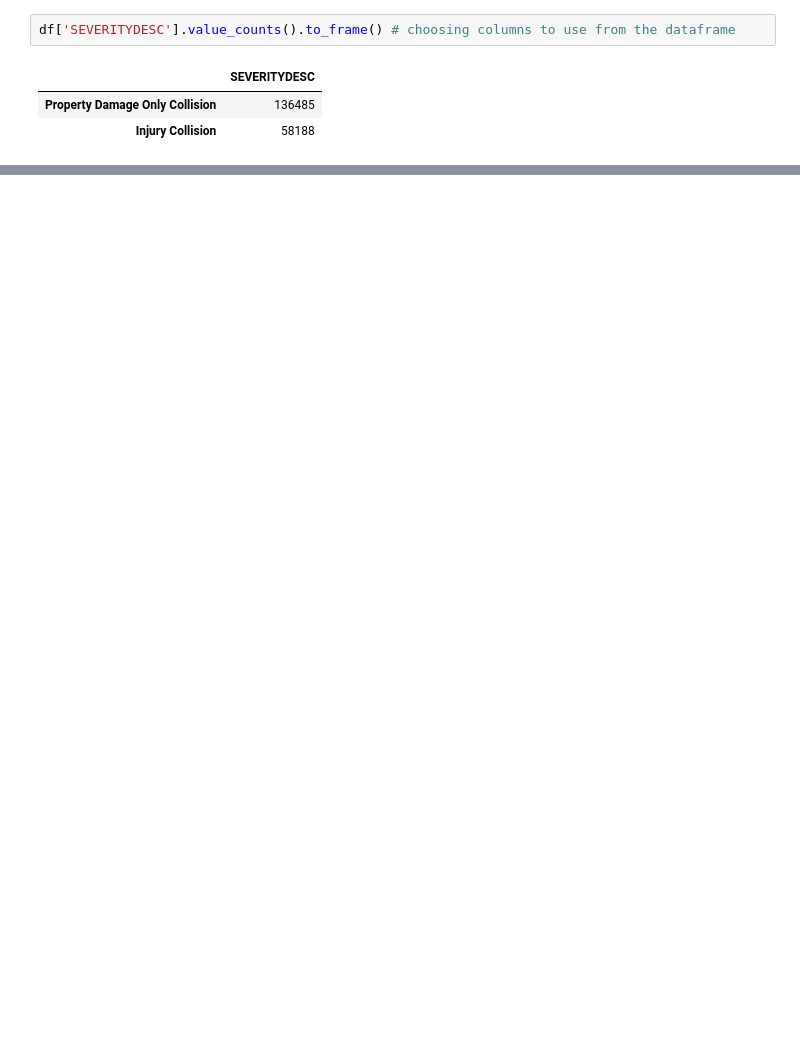
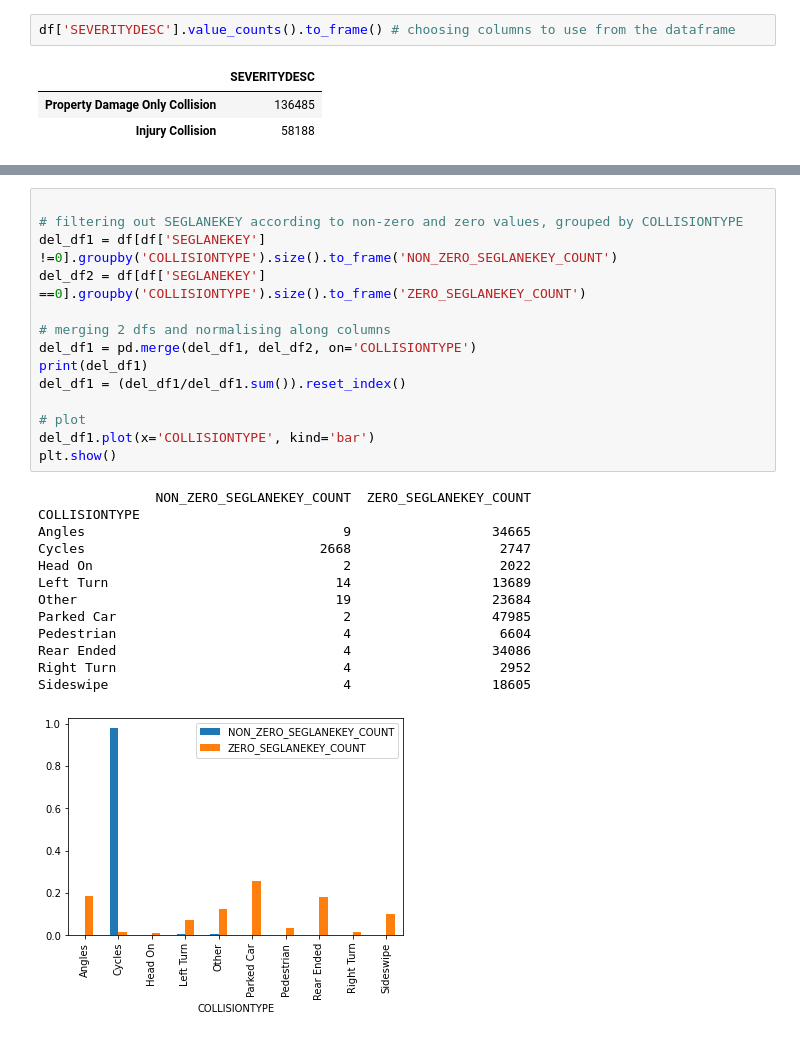
Before and after one commit to atere4ever/Coursera_Capstone, a Jupyter notebook: Car accident severity.ipynb, the cells around one changed output, grey strips where cells are left out. Cells and saved outputs as stored; diff of their text form; blank space fills up the shorter version.

```diff
--- a/Car accident severity.ipynb
+++ b/Car accident severity.ipynb
@@ -56,0 +192,28 @@ NameError: name 'df_Conditions' is not defined
+# %%
+
+# filtering out SEGLANEKEY according to non-zero and zero values, grouped by COLLISIONTYPE
+del_df1 = df[df['SEGLANEKEY'] !=0].groupby('COLLISIONTYPE').size().to_frame('NON_ZERO_SEGLANEKEY_COUNT')
+del_df2 = df[df['SEGLANEKEY'] ==0].groupby('COLLISIONTYPE').size().to_frame('ZERO_SEGLANEKEY_COUNT')
+
+# merging 2 dfs and normalising along columns
+del_df1 = pd.merge(del_df1, del_df2, on='COLLISIONTYPE')
+print(del_df1)
+del_df1 = (del_df1/del_df1.sum()).reset_index()
+
+# plot
+del_df1.plot(x='COLLISIONTYPE', kind='bar')
+plt.show()
+# %% [output]
+               NON_ZERO_SEGLANEKEY_COUNT  ZERO_SEGLANEKEY_COUNT
+COLLISIONTYPE
+Angles                                 9                  34665
+Cycles                              2668                   2747
+Head On                                2                   2022
+Left Turn                             14                  13689
+Other                                 19                  23684
+Parked Car                             2                  47985
+Pedestrian                             4                   6604
+Rear Ended                             4                  34086
+Right Turn                             4                   2952
+Sideswipe                              4                  18605
+[figure, added]
```
Also changed, not shown: parts of 27 cells of this notebook.
